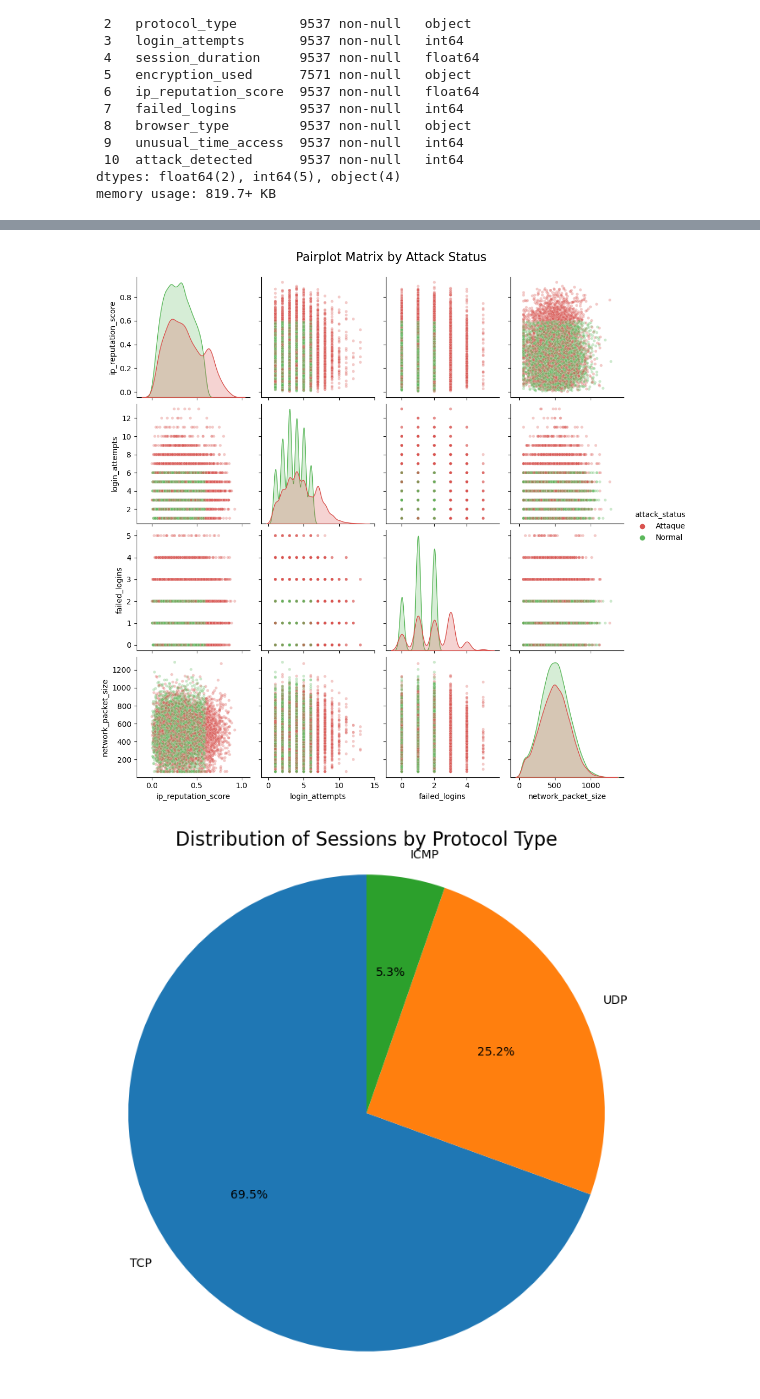
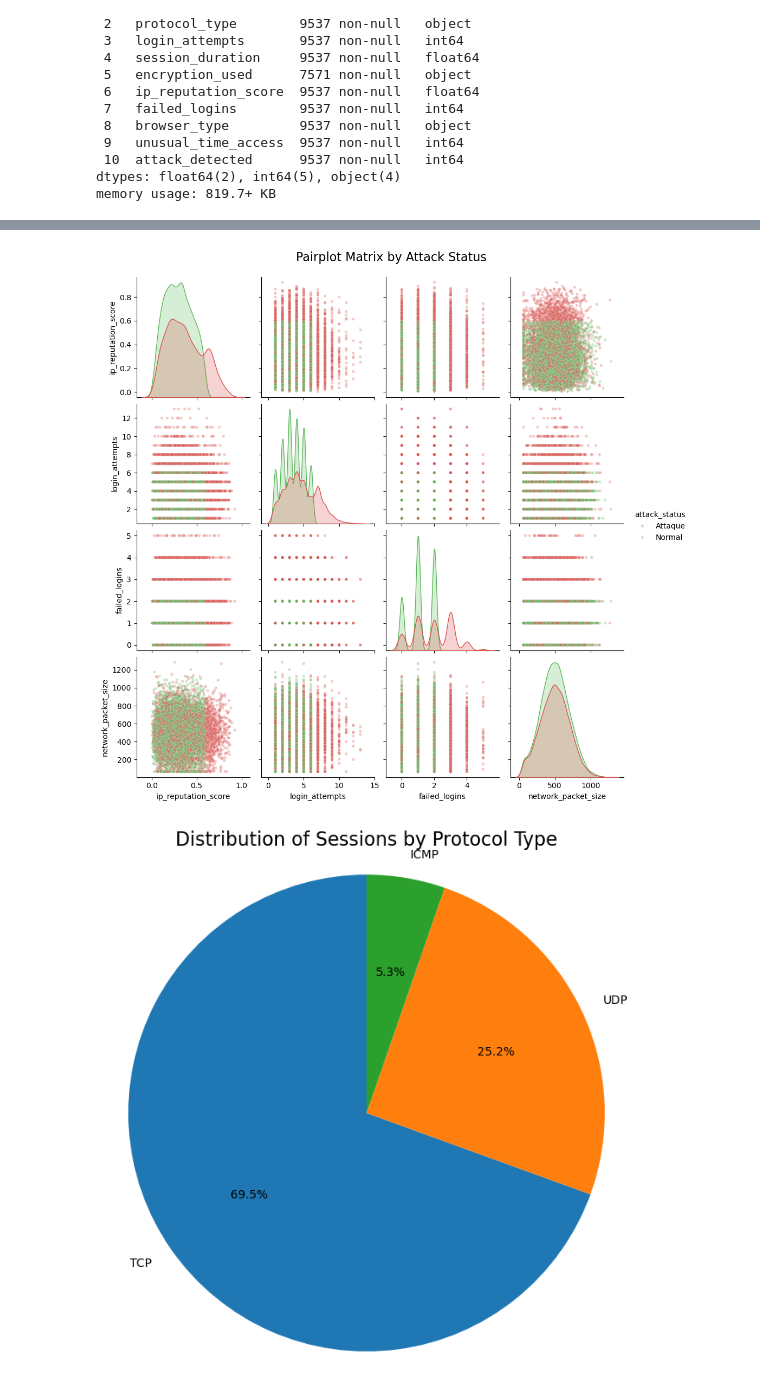
Before and after one commit to WANG-Lucas-sokko/ML_CCC, a Jupyter notebook: ML_CCC_project.ipynb, the cells around one changed output, grey strips where cells are left out. Drawn from its saved outputs; the diff is of its cells as text; code cells hidden in the pictures.

```diff
--- a/ML_CCC_project.ipynb
+++ b/ML_CCC_project.ipynb
@@ -135,35 +65,35 @@ df['attack_status'] = df['attack_detected'].apply(lambda x: 'Attaque' if x == 1
 # --- Data Preparation ---
 # Select a subset of columns to plot.
 # A full pairplot with all columns would be too large and unreadable.
 columns_to_plot = [
     'ip_reputation_score',
     'login_attempts',
     'failed_logins',
     'network_packet_size',
     'attack_status' # This column will be used for coloring ('hue')
 ]
 
 # Create a new DataFrame from the selected columns.
 # .copy() is used to avoid a 'SettingWithCopyWarning' from pandas.
 df_subset = df[columns_to_plot].copy()
 
 # --- Create and Display the Plot ---
 # 'sns.pairplot' creates a grid of scatterplots for every pair of columns.
 # The diagonal plots are histograms (or density plots) for each variable.
 g = sns.pairplot(
     df_subset,
     hue='attack_status', # Color the points based on the 'attack_status' column
-    palette={'Normal': '#5CB85C', 'Attaque': '#D9534F'}, # Assign custom colors (Green/Red)
+    palette={'Normal': '#5CB85C', 'Attack': '#D9534F'}, # Assign custom colors (Green/Red)
     plot_kws={'alpha': 0.3, 's': 15} # 'plot_kws' arguments:
                                      # 'alpha=0.3' makes points 30% transparent to see overlaps
                                      # 's=15' sets the size of the points
 )
 
 
 g.fig.suptitle("Pairplot Matrix by Attack Status", y=1.03, fontsize=16)
 plt.show()
 # %% [output]
-[figure, old version]
+[figure, new version]
 # %%
 # We can observe generally that there are more attacks when the numbers increases
 # %%
```
Also changed, not shown: parts of 3 cells of this notebook.
